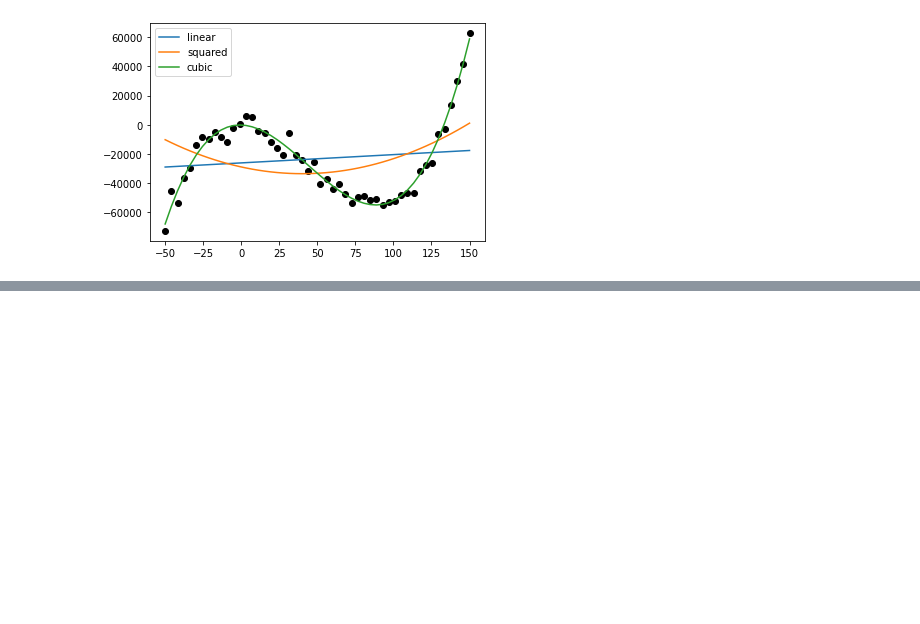
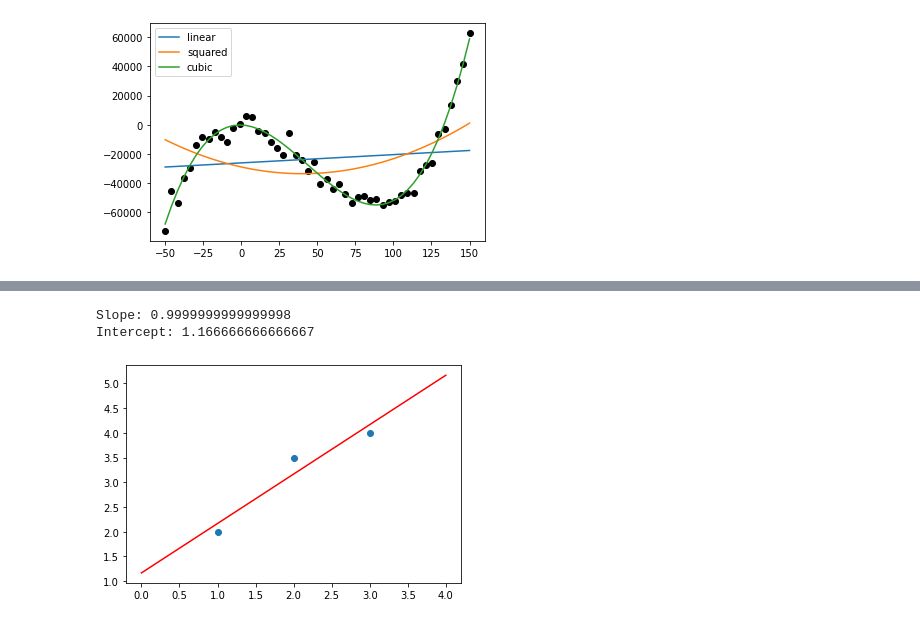
Before and after one commit to annassanchez/HY-2021-DataScience, a Jupyter notebook: week05/week05.ipynb, the cells around one changed output, grey strips where cells are left out. Saved outputs shown, nothing was run; the diff lists cells and outputs as text; code cells hidden in the pictures; blank space fills up the shorter version.

Commit message:
solution added for part05-e10

```diff
--- a/week05/week05.ipynb
+++ b/week05/week05.ipynb
@@ -1190,0 +1217,23 @@ Intercept: -167.16046606444797
+# %%
+## alternative solution
+
+def fit_line(x, y):
+    reg = LinearRegression()
+    X = x.reshape((-1, 1))
+    reg.fit(X, y)
+    return reg.coef_[0], reg.intercept_
+
+
+x = np.array([1, 2, 3])
+y = np.array([1, 2.5, 3]) + 1
+slope, intercept = fit_line(x, y)
+print("Slope:", slope)
+print("Intercept:", intercept)
+plt.scatter(x, y)
+x1 = np.linspace(min(x)-1, max(x)+1, 10)
+plt.plot(x1, x1*slope + intercept, 'red')
+plt.show()
+# %% [output]
+Slope: 0.9999999999999998
+Intercept: 1.166666666666667
+[figure, added]
```
Also changed, not shown: parts of 2 cells of this notebook.
